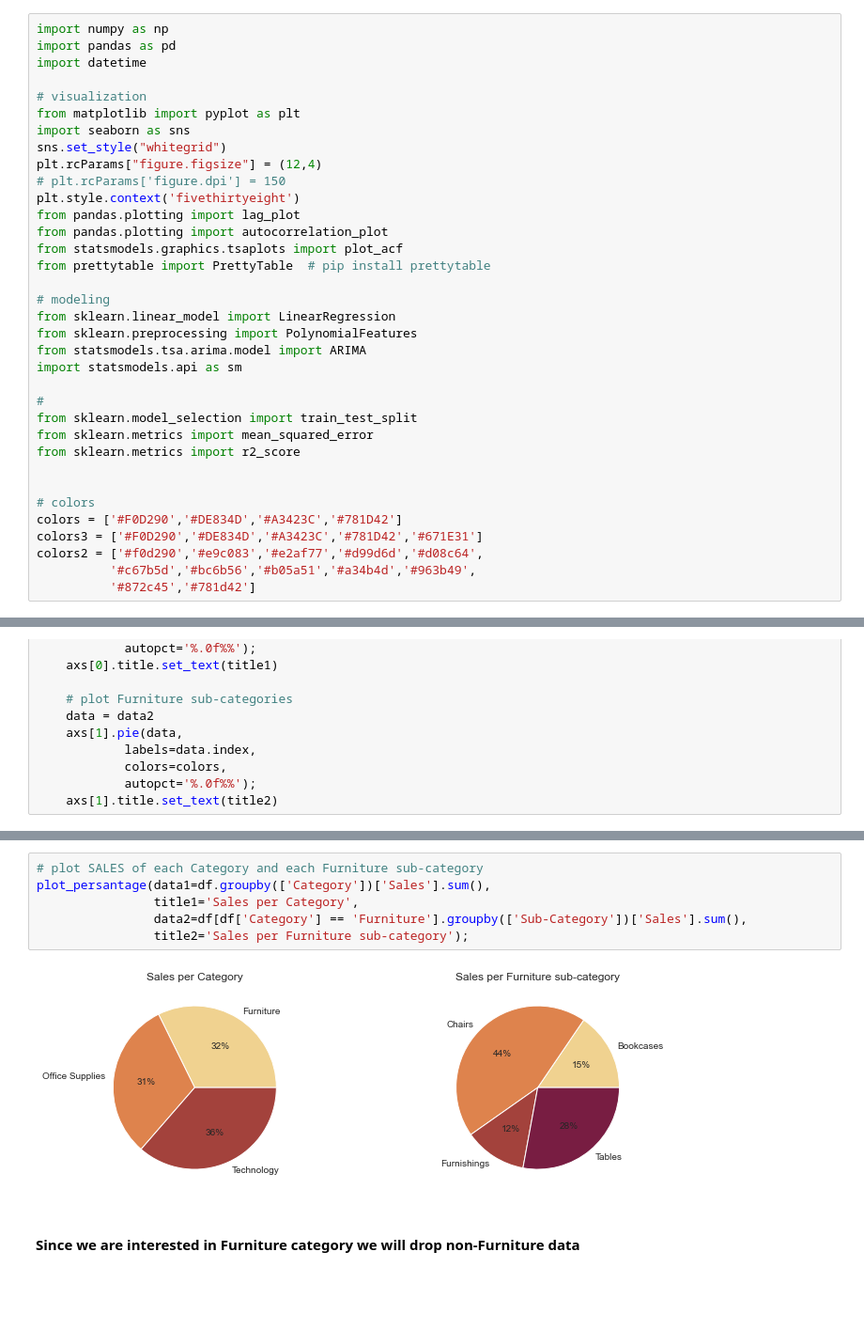
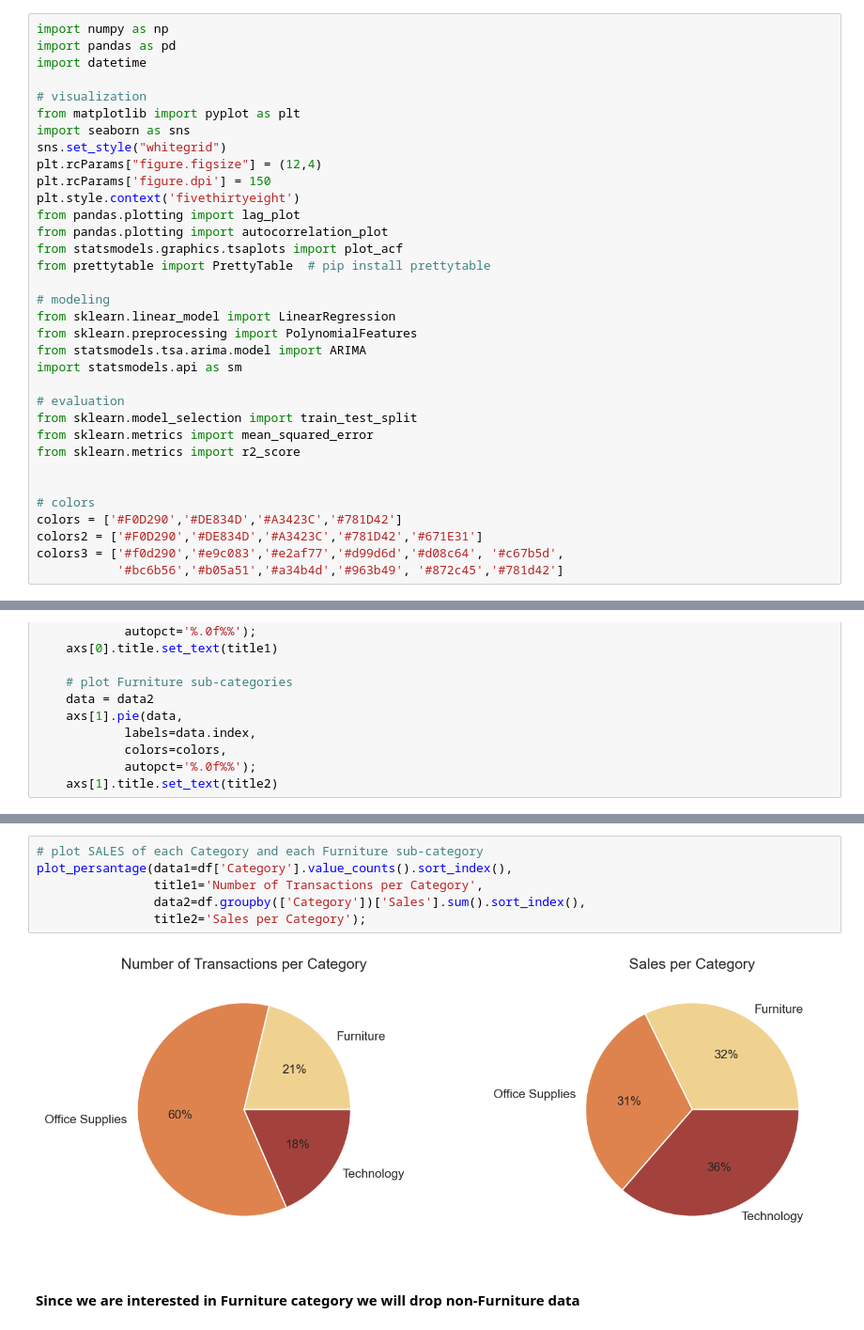
Before and after one commit to AbdulazizAlshehri/ML-Time-Series-Superstore-Sales-Forecasting, a Jupyter notebook: code/Superstore_Sales_Forecasting_.ipynb, the cells around one changed output, grey strips where cells are left out. Shown at 94% size. Saved outputs shown, nothing was run; the diff lists cells and outputs as text; blank space fills up the shorter version.

```diff
--- a/code/Superstore_Sales_Forecasting_.ipynb
+++ b/code/Superstore_Sales_Forecasting_.ipynb
@@ -10,7 +12,7 @@ from matplotlib import pyplot as plt
 import seaborn as sns
 sns.set_style("whitegrid")
 plt.rcParams["figure.figsize"] = (12,4)
-# plt.rcParams['figure.dpi'] = 150
+plt.rcParams['figure.dpi'] = 150
 plt.style.context('fivethirtyeight')
 from pandas.plotting import lag_plot
 from pandas.plotting import autocorrelation_plot
@@ -23,7 +25,7 @@ from sklearn.preprocessing import PolynomialFeatures
 from statsmodels.tsa.arima.model import ARIMA
 import statsmodels.api as sm
 
-#
+# evaluation
 from sklearn.model_selection import train_test_split
 from sklearn.metrics import mean_squared_error
 from sklearn.metrics import r2_score
@@ -31,10 +33,9 @@ from sklearn.metrics import r2_score
 
 # colors
 colors = ['#F0D290','#DE834D','#A3423C','#781D42']
-colors3 = ['#F0D290','#DE834D','#A3423C','#781D42','#671E31']
-colors2 = ['#f0d290','#e9c083','#e2af77','#d99d6d','#d08c64',
-          '#c67b5d','#bc6b56','#b05a51','#a34b4d','#963b49',
-          '#872c45','#781d42']
+colors2 = ['#F0D290','#DE834D','#A3423C','#781D42','#671E31']
+colors3 = ['#f0d290','#e9c083','#e2af77','#d99d6d','#d08c64', '#c67b5d',
+           '#bc6b56','#b05a51','#a34b4d','#963b49', '#872c45','#781d42']
 # %% [markdown]
 ## Data
 This is a transnational dataset, which contains all the transactions occurring between 01/01/2014 and 31/12/2017 for a superstore. The superstore sells a wide variety of merchandise including furniture, office supplies and technology products. The dataset has around 10K rows and 21 columns. [dataset link](https://community.tableau.com/s/question/0D54T00000CWeX8SAL/sample-superstore-sales-excelxls) <br>
@@ -122,11 +136,11 @@ Subcategories: <br>
 # %%
 # plot SALES of each Category and each Furniture sub-category
-plot_persantage(data1=df.groupby(['Category'])['Sales'].sum(),
-                title1='Sales per Category',
-                data2=df[df['Category'] == 'Furniture'].groupby(['Sub-Category'])['Sales'].sum(),
-                title2='Sales per Furniture sub-category');
+plot_persantage(data1=df['Category'].value_counts().sort_index(),
+                title1='Number of Transactions per Category',
+                data2=df.groupby(['Category'])['Sales'].sum().sort_index(),
+                title2='Sales per Category');
 # %% [output]
-[figure, old version]
+[figure, new version]
 # %% [markdown]
 #### Since we are interested in Furniture category we will drop non-Furniture data
 # %%
```
Also changed, not shown: parts of 49 cells of this notebook.
